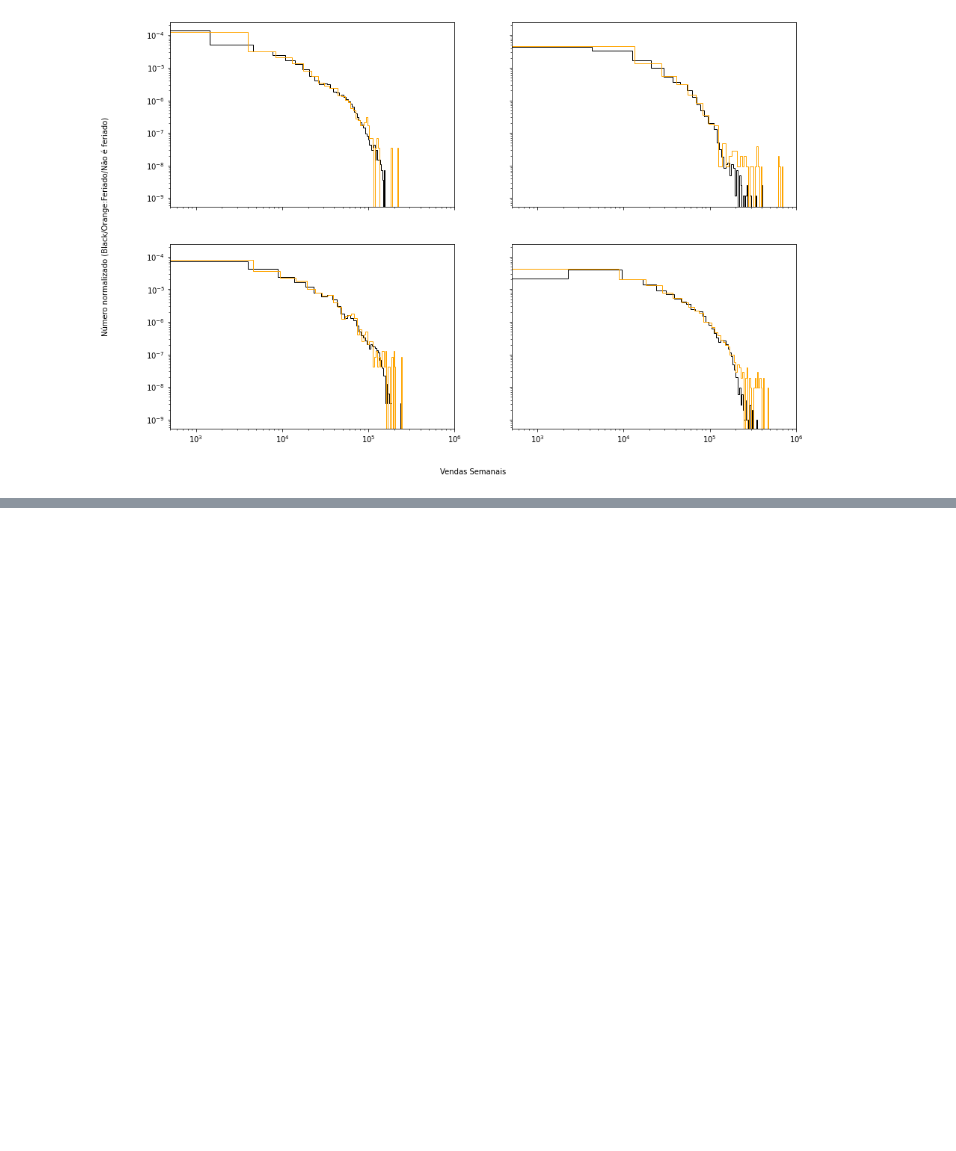
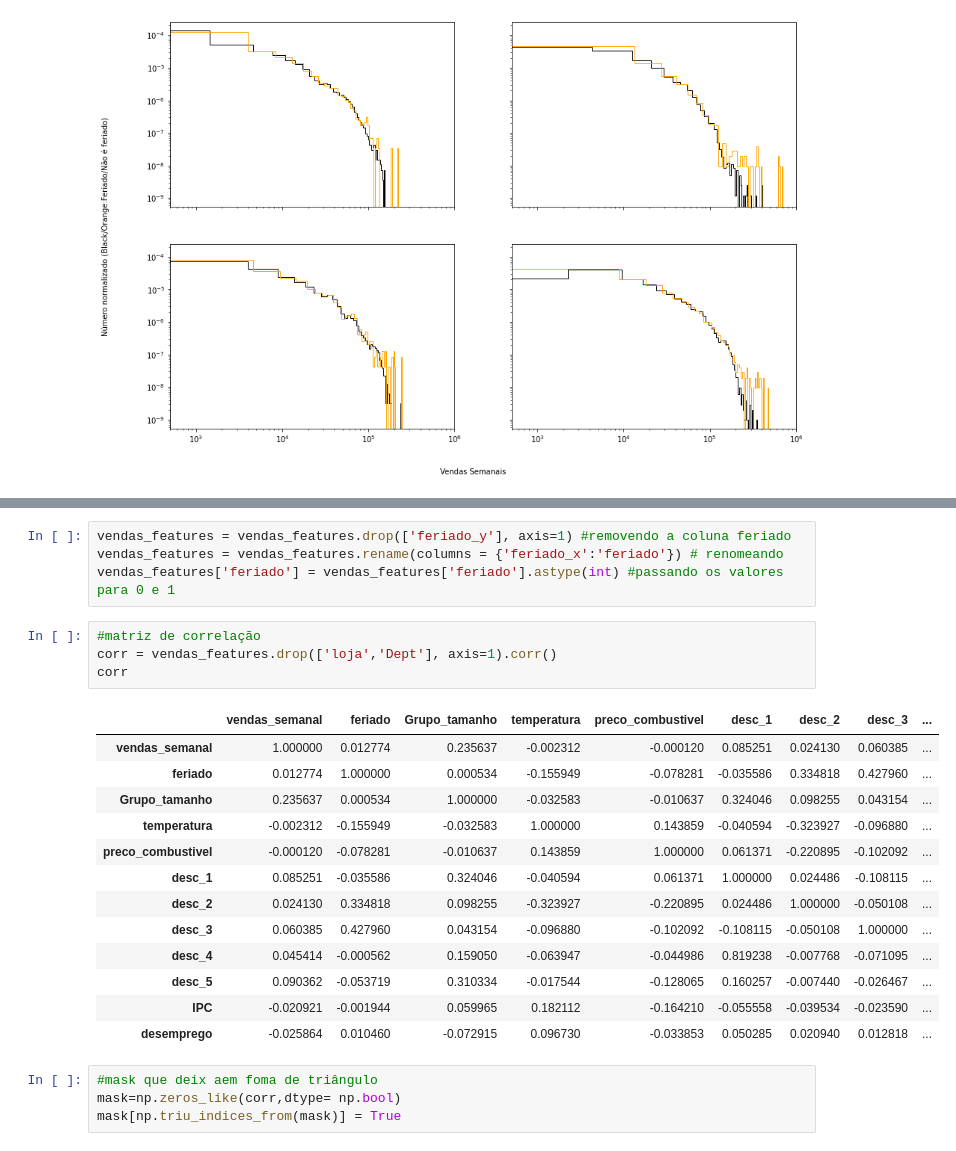
Before and after one commit to SamuelSousaFerreira/Analise-de-lojas-de-varejo, a Jupyter notebook: Análise_de_varejo.ipynb, the cells around one changed output, grey strips where cells are left out. Saved outputs shown, nothing was run; the diff lists cells and outputs as text; blank space fills up the shorter version.

```diff
--- a/Análise_de_varejo.ipynb
+++ b/Análise_de_varejo.ipynb
@@ -532,0 +579,26 @@ Text(0.04, 0.5, 'Número normalizado (Black/Orange:Feriado/Não é feriado)')
+# %%
+vendas_features = vendas_features.drop(['feriado_y'], axis=1) #removendo a coluna feriado
+vendas_features = vendas_features.rename(columns = {'feriado_x':'feriado'}) # renomeando
+vendas_features['feriado'] = vendas_features['feriado'].astype(int) #passando os valores para 0 e 1
+# %%
+#matriz de correlação
+corr = vendas_features.drop(['loja','Dept'], axis=1).corr()
+corr
+# %% [output]
+|  | vendas_semanal | feriado | Grupo_tamanho | temperatura | preco_combustivel | desc_1 | desc_2 | desc_3 | ... |
+| vendas_semanal | 1.000000 | 0.012774 | 0.235637 | -0.002312 | -0.000120 | 0.085251 | 0.024130 | 0.060385 | ... |
+| feriado | 0.012774 | 1.000000 | 0.000534 | -0.155949 | -0.078281 | -0.035586 | 0.334818 | 0.427960 | ... |
+| Grupo_tamanho | 0.235637 | 0.000534 | 1.000000 | -0.032583 | -0.010637 | 0.324046 | 0.098255 | 0.043154 | ... |
+| temperatura | -0.002312 | -0.155949 | -0.032583 | 1.000000 | 0.143859 | -0.040594 | -0.323927 | -0.096880 | ... |
+| preco_combustivel | -0.000120 | -0.078281 | -0.010637 | 0.143859 | 1.000000 | 0.061371 | -0.220895 | -0.102092 | ... |
+| desc_1 | 0.085251 | -0.035586 | 0.324046 | -0.040594 | 0.061371 | 1.000000 | 0.024486 | -0.108115 | ... |
+| desc_2 | 0.024130 | 0.334818 | 0.098255 | -0.323927 | -0.220895 | 0.024486 | 1.000000 | -0.050108 | ... |
+| desc_3 | 0.060385 | 0.427960 | 0.043154 | -0.096880 | -0.102092 | -0.108115 | -0.050108 | 1.000000 | ... |
+| desc_4 | 0.045414 | -0.000562 | 0.159050 | -0.063947 | -0.044986 | 0.819238 | -0.007768 | -0.071095 | ... |
+| desc_5 | 0.090362 | -0.053719 | 0.310334 | -0.017544 | -0.128065 | 0.160257 | -0.007440 | -0.026467 | ... |
+| IPC | -0.020921 | -0.001944 | 0.059965 | 0.182112 | -0.164210 | -0.055558 | -0.039534 | -0.023590 | ... |
+| desemprego | -0.025864 | 0.010460 | -0.072915 | 0.096730 | -0.033853 | 0.050285 | 0.020940 | 0.012818 | ... |
+# %%
+#mask que deix aem foma de triângulo
+mask=np.zeros_like(corr,dtype= np.bool)
+mask[np.triu_indices_from(mask)] = True
```
Also changed, not shown: parts of 9 cells of this notebook.
